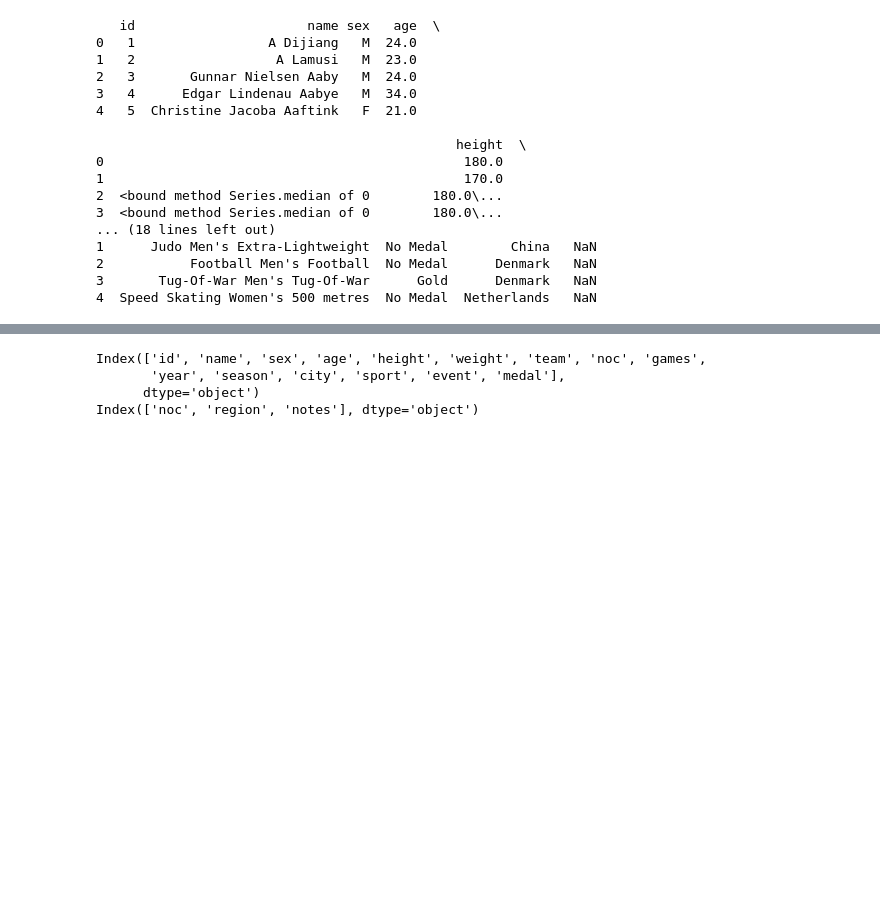
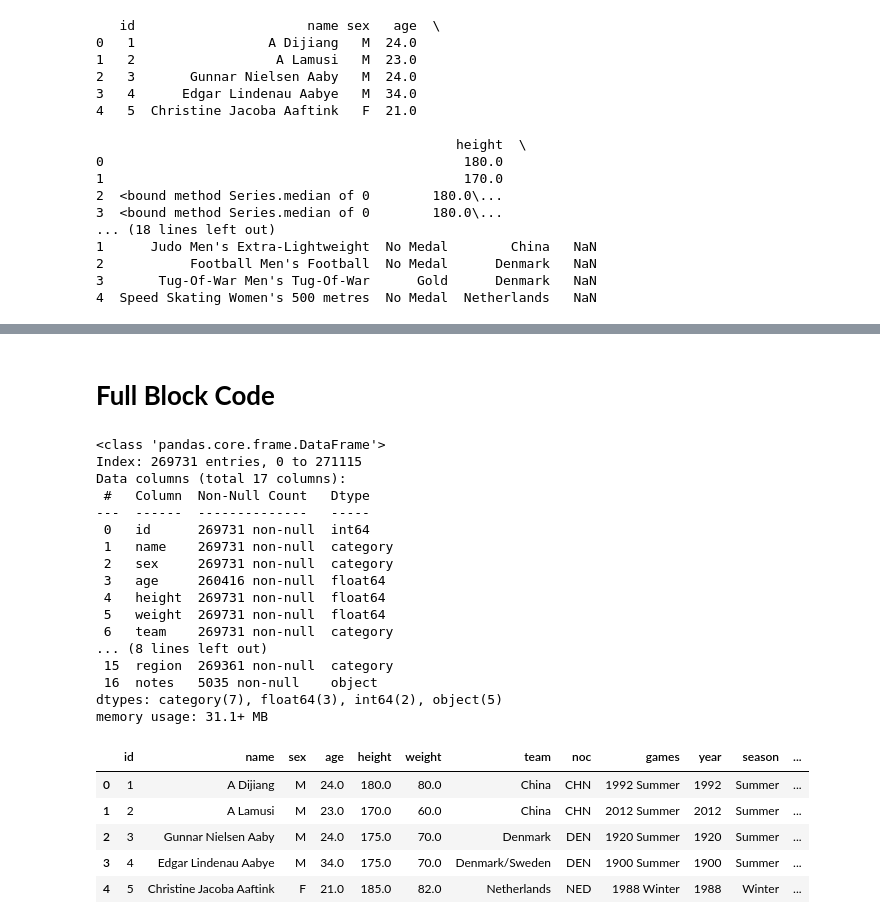
Before and after one commit to meza1122/Project, a Jupyter notebook: Research_Project.ipynb, the cells around one changed output, grey strips where cells are left out. Cells and saved outputs as stored; diff of their text form; code cells hidden in the pictures; blank space fills up the shorter version.

```diff
--- a/Research_Project.ipynb
+++ b/Research_Project.ipynb
@@ -165,16 +142,55 @@ print(regions.shape)
+# %% [markdown]
+# **Full** **Block** **Code**
 # %%
 import pandas as pd
 
 athletes = pd.read_csv('/content/athlete_events.csv', engine='python', on_bad_lines='skip')
 regions = pd.read_csv('/content/noc_regions.csv')
 
 athletes.columns = athletes.columns.str.strip().str.lower().str.replace(' ', '_')
 regions.columns = regions.columns.str.strip().str.lower().str.replace(' ', '_')
 
-print(athletes.columns)
-print(regions.columns)
+athletes['height'] = athletes['height'].fillna(athletes['height'].median())
+athletes['weight'] = athletes['weight'].fillna(athletes['weight'].median())
+
+athletes['medal'] = athletes['medal'].fillna('No Medal')
+
+merged = pd.merge(athletes, regions, how= 'left', on='noc')
+
+merged = merged.drop_duplicates()
+
+categorical_cols = ['name', 'sex', 'team', 'sport', 'event', 'medal', 'region']
+for col in categorical_cols:
+  merged[col] = merged[col].astype('category')
+
+categorical_cols = ['name', 'sex', 'team', 'sport', 'event', 'medal', 'region']
+for col in categorical_cols:
+  merged[col] = merged[col].astype('category')
+
+
+merged.info()
+merged.head()
 # %% [output]
-Index(['id', 'name', 'sex', 'age', 'height', 'weight', 'team', 'noc', 'games',
-       'year', 'season', 'city', 'sport', 'event', 'medal'],
-      dtype='object')
-Index(['noc', 'region', 'notes'], dtype='object')
+<class 'pandas.core.frame.DataFrame'>
+Index: 269731 entries, 0 to 271115
+Data columns (total 17 columns):
+ #   Column  Non-Null Count   Dtype
+---  ------  --------------   -----
+ 0   id      269731 non-null  int64
+ 1   name    269731 non-null  category
+ 2   sex     269731 non-null  category
+ 3   age     260416 non-null  float64
+ 4   height  269731 non-null  float64
+ 5   weight  269731 non-null  float64
+ 6   team    269731 non-null  category
+... (8 lines left out)
+ 15  region  269361 non-null  category
+ 16  notes   5035 non-null    object
+dtypes: category(7), float64(3), int64(2), object(5)
+memory usage: 31.1+ MB
+|  | id | name | sex | age | height | weight | team | noc | games | year | season | ... |
+| 0 | 1 | A Dijiang | M | 24.0 | 180.0 | 80.0 | China | CHN | 1992 Summer | 1992 | Summer | ... |
+| 1 | 2 | A Lamusi | M | 23.0 | 170.0 | 60.0 | China | CHN | 2012 Summer | 2012 | Summer | ... |
+| 2 | 3 | Gunnar Nielsen Aaby | M | 24.0 | 175.0 | 70.0 | Denmark | DEN | 1920 Summer | 1920 | Summer | ... |
+| 3 | 4 | Edgar Lindenau Aabye | M | 34.0 | 175.0 | 70.0 | Denmark/Sweden | DEN | 1900 Summer | 1900 | Summer | ... |
+| 4 | 5 | Christine Jacoba Aaftink | F | 21.0 | 185.0 | 82.0 | Netherlands | NED | 1988 Winter | 1988 | Winter | ... |
```
Also changed, not shown: parts of 15 cells of this notebook.
